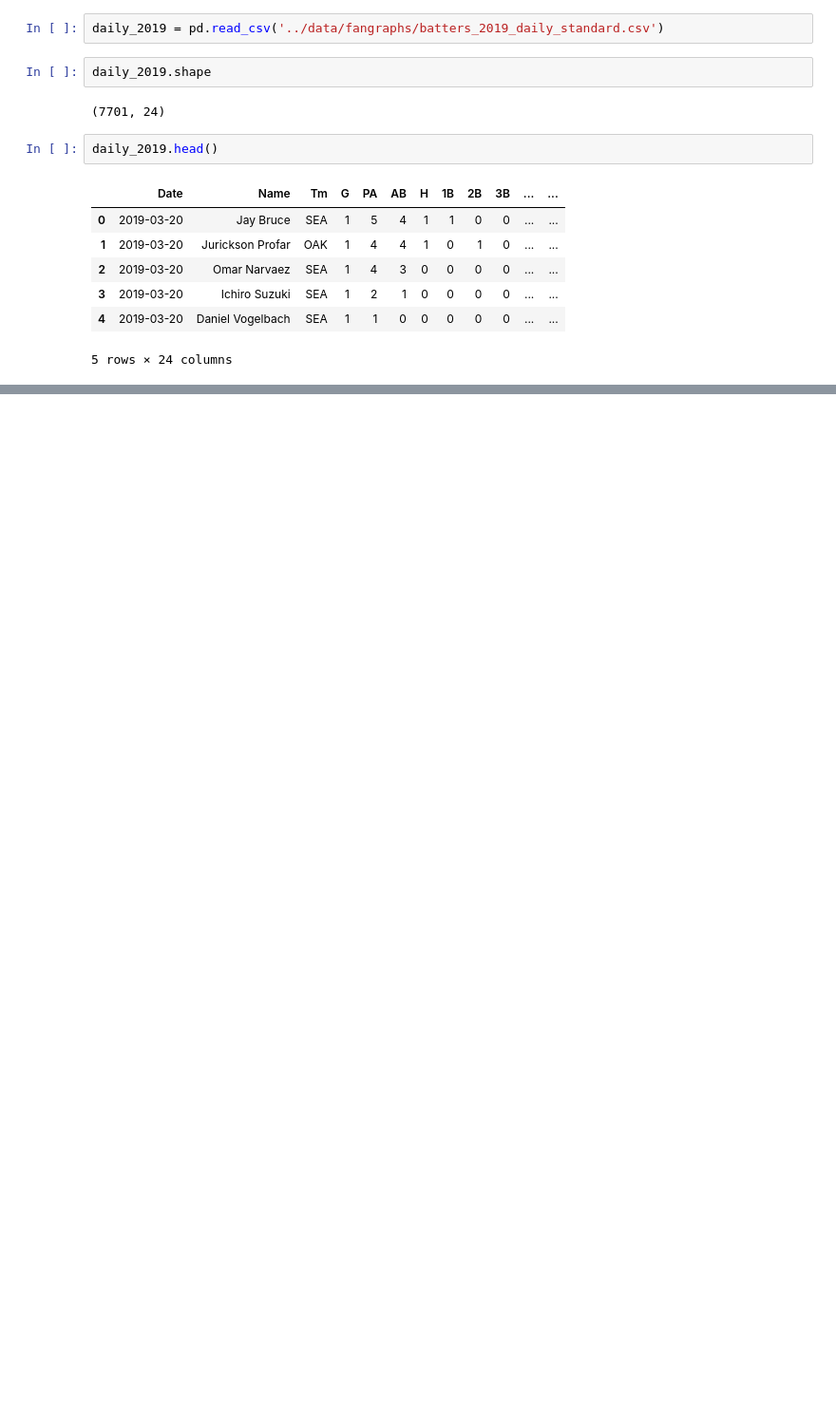
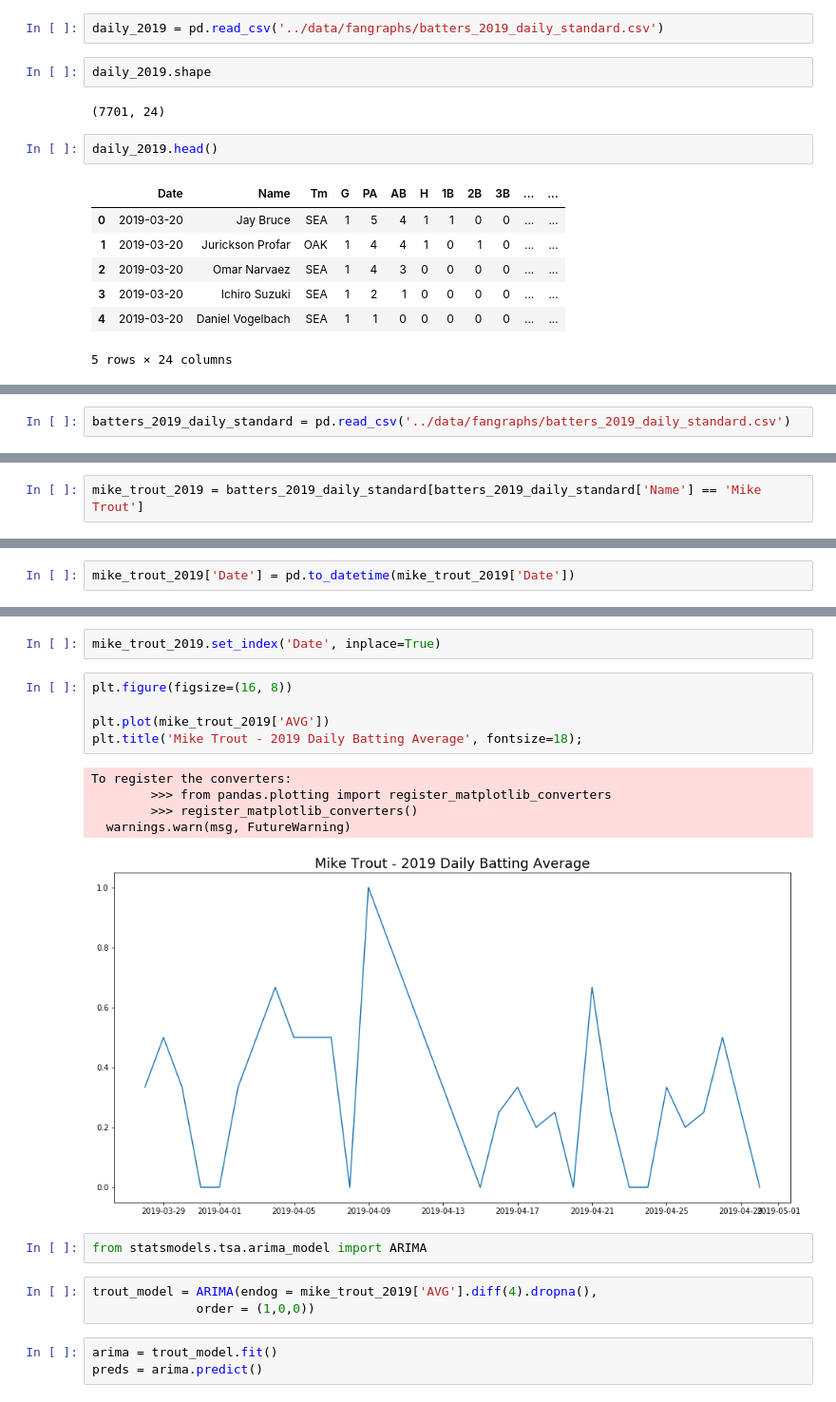
Before and after one commit to BrianLKane/capstone, a Jupyter notebook: code/informal_EDA.ipynb, the cells around one changed output, grey strips where cells are left out. Shown: that part at 95% size. Cells and saved outputs as stored; diff of their text form; blank space fills up the shorter version.

```diff
--- a/code/informal_EDA.ipynb
+++ b/code/informal_EDA.ipynb
@@ -134,0 +324,2 @@ daily_2019.head()
+# %%
+batters_2019_daily_standard = pd.read_csv('../data/fangraphs/batters_2019_daily_standard.csv')
@@ -134,0 +361,2 @@ daily_2019.head()
+# %%
+mike_trout_2019 = batters_2019_daily_standard[batters_2019_daily_standard['Name'] == 'Mike Trout']
@@ -134,0 +373,2 @@ daily_2019.head()
+# %%
+mike_trout_2019['Date'] = pd.to_datetime(mike_trout_2019['Date'])
@@ -134,0 +401,21 @@ daily_2019.head()
+# %%
+mike_trout_2019.set_index('Date', inplace=True)
+# %%
+plt.figure(figsize=(16, 8))
+
+plt.plot(mike_trout_2019['AVG'])
+plt.title('Mike Trout - 2019 Daily Batting Average', fontsize=18);
+# %% [output]
+To register the converters:
+        >>> from pandas.plotting import register_matplotlib_converters
+        >>> register_matplotlib_converters()
+  warnings.warn(msg, FutureWarning)
+[figure, added]
+# %%
+from statsmodels.tsa.arima_model import ARIMA
+# %%
+trout_model = ARIMA(endog = mike_trout_2019['AVG'].diff(4).dropna(),
+              order = (1,0,0))
+# %%
+arima = trout_model.fit()
+preds = arima.predict()
```
Also changed, not shown: parts of 50 cells of this notebook, 12 other files.
